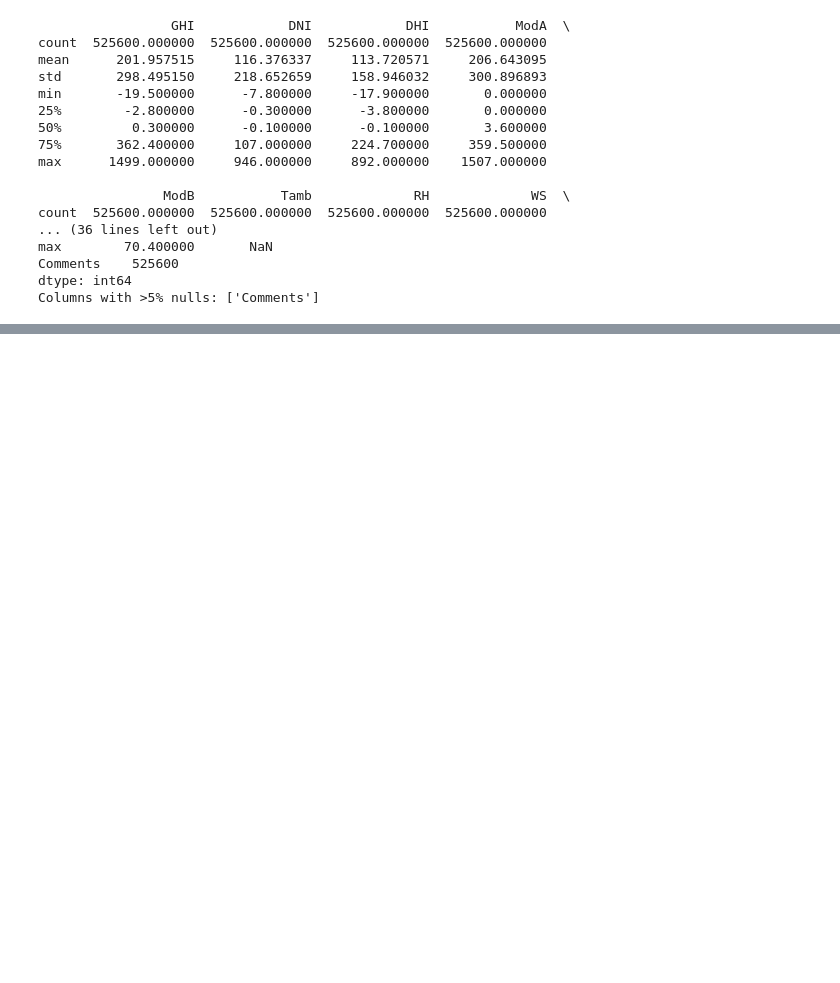
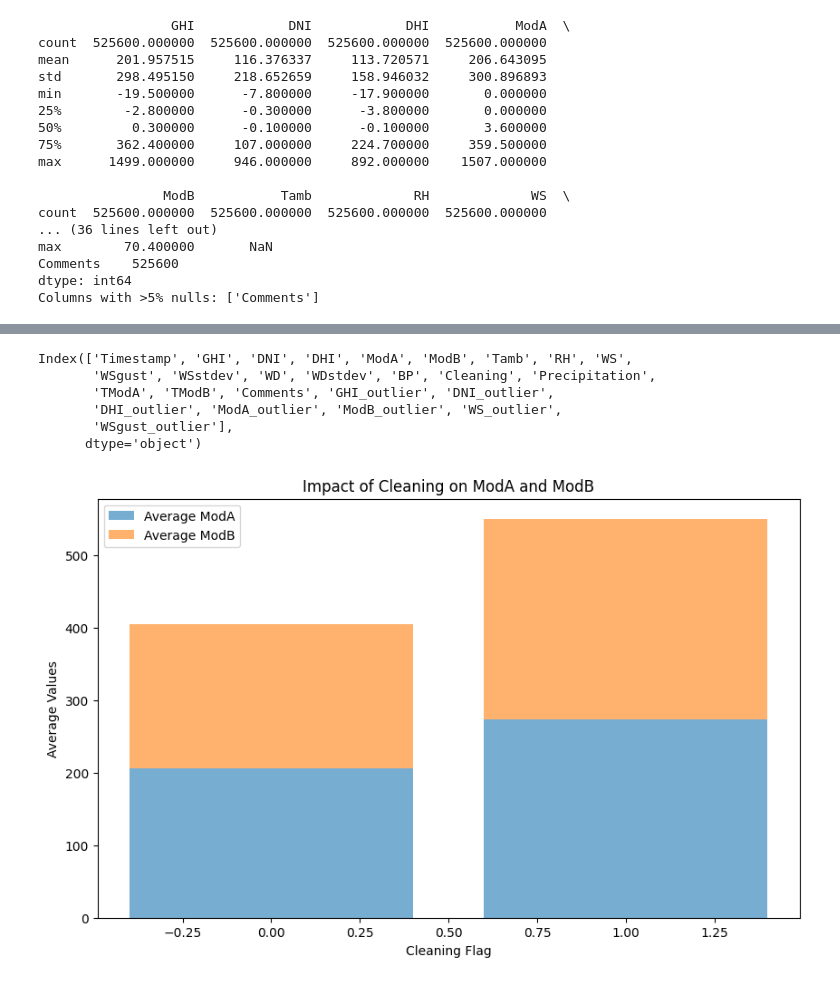
Before and after one commit to Gashaye1023/solar-challenge-week1, a Jupyter notebook: sierraleone-bumbuna.ipynb, the cells around one changed output, grey strips where cells are left out. Cells and saved outputs as stored; diff of their text form; code cells hidden in the pictures; blank space fills up the shorter version.

```diff
--- a/sierraleone-bumbuna.ipynb
+++ b/sierraleone-bumbuna.ipynb
@@ -2,7 +2,7 @@
 import pandas as pd
 import numpy as np
 # %%
-df=pd.read_csv("data/data/sierraleone-bumbuna.csv")
+df=pd.read_csv("data/sierraleone-bumbuna.csv")
 #df['date'] = pd.to_datetime(df['date'], format='%Y-%m-%d')
 # %%
 # Summary statistics for numeric columns
@@ -87,16 +89,27 @@ plt.show()
+# %%
+df.columns
+# %% [output]
+Index(['Timestamp', 'GHI', 'DNI', 'DHI', 'ModA', 'ModB', 'Tamb', 'RH', 'WS',
+       'WSgust', 'WSstdev', 'WD', 'WDstdev', 'BP', 'Cleaning', 'Precipitation',
+       'TModA', 'TModB', 'Comments', 'GHI_outlier', 'DNI_outlier',
+       'DHI_outlier', 'ModA_outlier', 'ModB_outlier', 'WS_outlier',
+       'WSgust_outlier'],
+      dtype='object')
 # %%
 # Assuming you have a cleaning flag column
-cleaning_impact = df.groupby('cleaning_flag')[['ModA', 'ModB']].mean().reset_index()
+cleaning_impact = df.groupby('Cleaning')[['ModA', 'ModB']].mean().reset_index()
 
 # Plotting
 plt.figure(figsize=(10, 6))
-plt.bar(cleaning_impact['cleaning_flag'], cleaning_impact['ModA'], alpha=0.6, label='Average ModA')
-plt.bar(cleaning_impact['cleaning_flag'], cleaning_impact['ModB'], alpha=0.6, label='Average ModB', bottom=cleaning_impact['ModA'])
+plt.bar(cleaning_impact['Cleaning'], cleaning_impact['ModA'], alpha=0.6, label='Average ModA')
+plt.bar(cleaning_impact['Cleaning'], cleaning_impact['ModB'], alpha=0.6, label='Average ModB', bottom=cleaning_impact['ModA'])
 plt.title('Impact of Cleaning on ModA and ModB')
 plt.xlabel('Cleaning Flag')
 plt.ylabel('Average Values')
 plt.legend()
 plt.show()
+# %% [output]
+[figure, added]
 # %%
 import seaborn as sns
 
```
Also changed, not shown: parts of 5 cells of this notebook, 3 other files.
